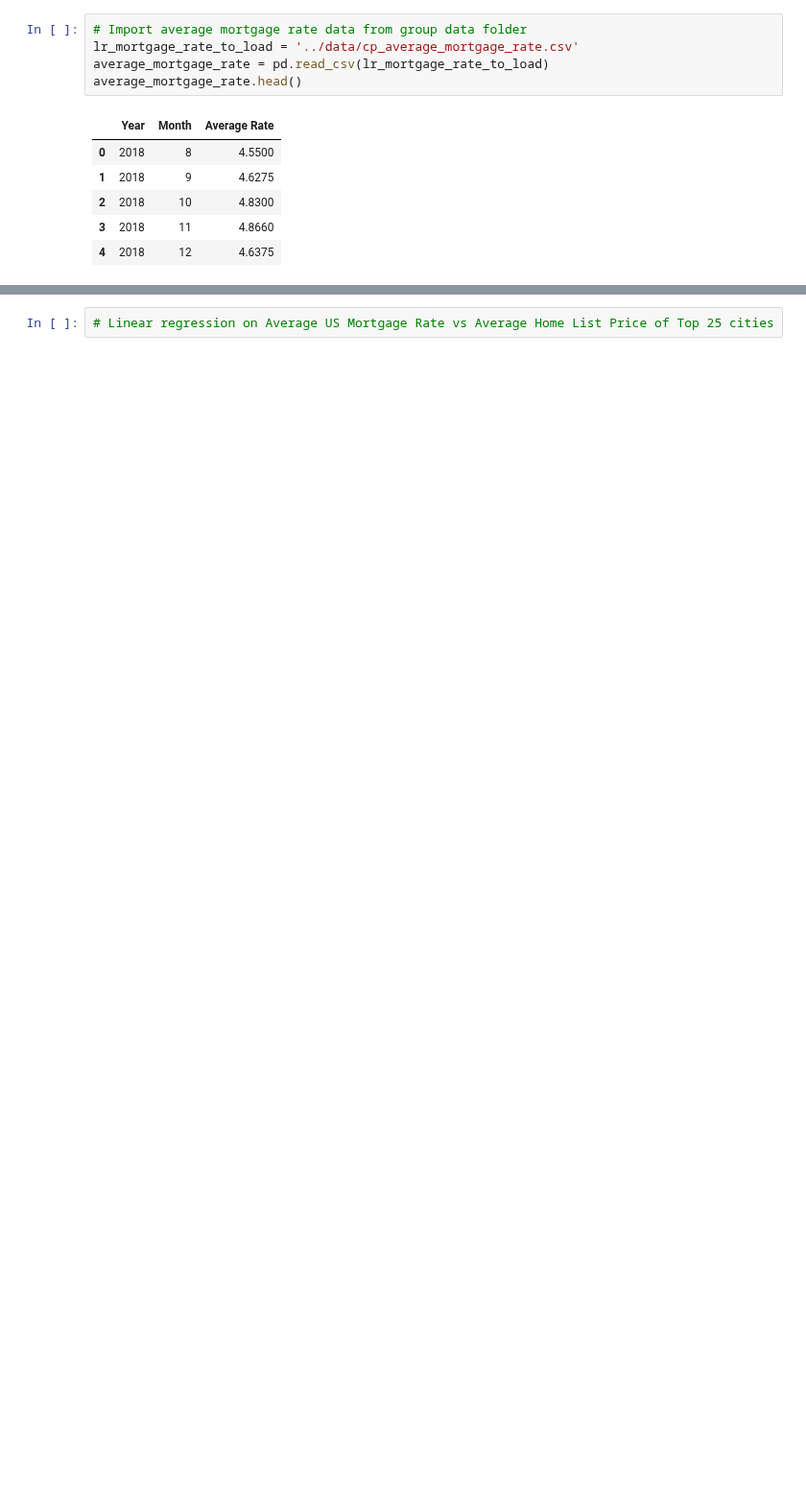
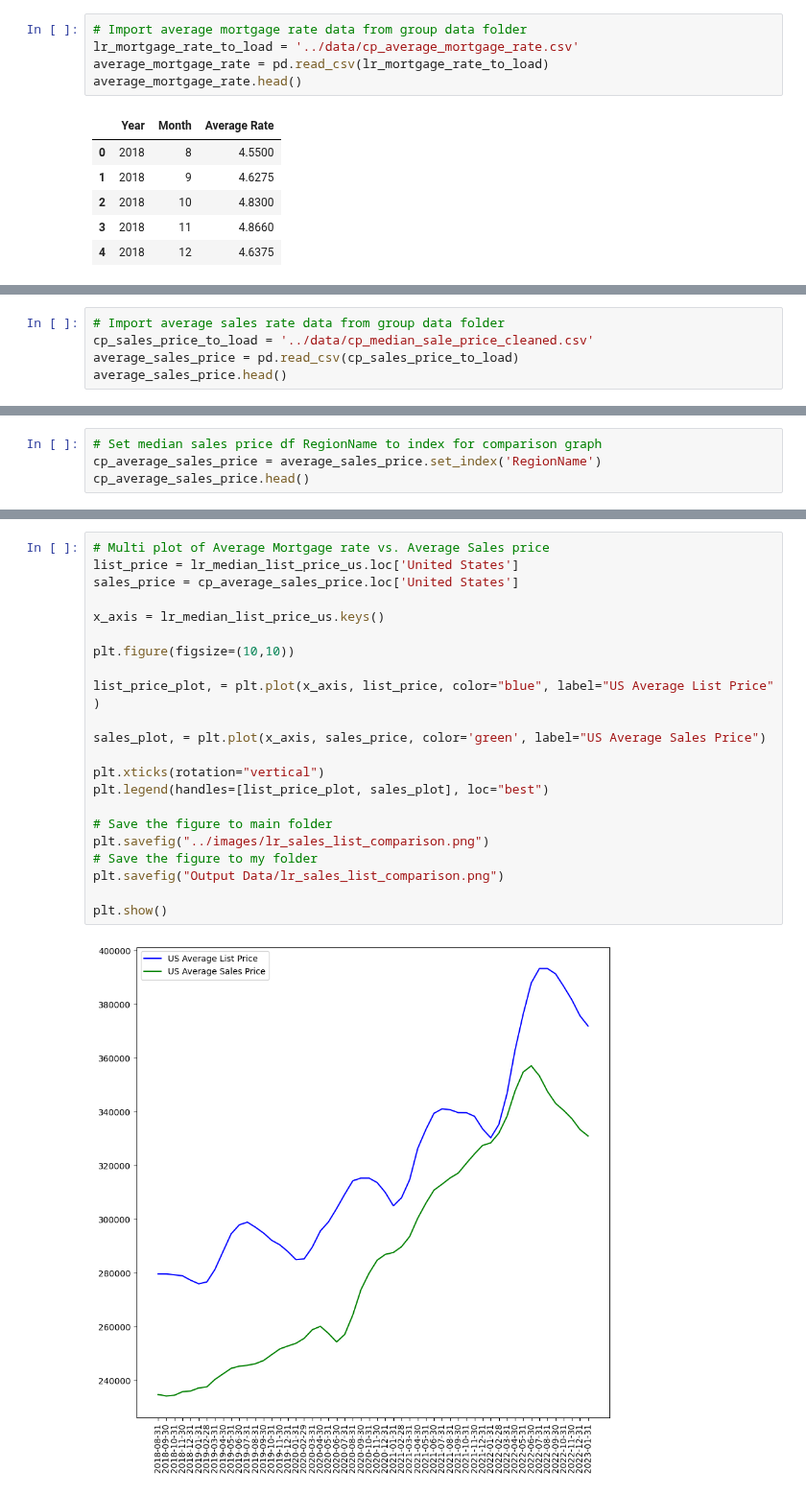
Before and after one commit to ceramicbull/Project-1-Repo, a Jupyter notebook: leighas_analysis/Project_One.ipynb, the cells around one changed output, grey strips where cells are left out. Shown at 96% size. Cells and saved outputs as stored; diff of their text form; blank space fills up the shorter version.

Commit message:
Added Sales vs. List Price graph and started group Jupyter Notebook

```diff
--- a/leighas_analysis/Project_One.ipynb
+++ b/leighas_analysis/Project_One.ipynb
@@ -155,0 +160,5 @@ plt.show()
+# %%
+# Import average sales rate data from group data folder
+cp_sales_price_to_load = '../data/cp_median_sale_price_cleaned.csv'
+average_sales_price = pd.read_csv(cp_sales_price_to_load)
+average_sales_price.head()
@@ -155,0 +173,4 @@ plt.show()
+# %%
+# Set median sales price df RegionName to index for comparison graph
+cp_average_sales_price = average_sales_price.set_index('RegionName')
+cp_average_sales_price.head()
@@ -156,2 +186,24 @@ plt.show()
 # %%
-# Linear regression on Average US Mortgage Rate vs Average Home List Price of Top 25 cities
+# Multi plot of Average Mortgage rate vs. Average Sales price
+list_price = lr_median_list_price_us.loc['United States']
+sales_price = cp_average_sales_price.loc['United States']
+
+x_axis = lr_median_list_price_us.keys()
+
+plt.figure(figsize=(10,10))
+
+list_price_plot, = plt.plot(x_axis, list_price, color="blue", label="US Average List Price" )
+
+sales_plot, = plt.plot(x_axis, sales_price, color='green', label="US Average Sales Price")
+
+plt.xticks(rotation="vertical")
+plt.legend(handles=[list_price_plot, sales_plot], loc="best")
+
+# Save the figure to main folder
+plt.savefig("../images/lr_sales_list_comparison.png")
+# Save the figure to my folder
+plt.savefig("Output Data/lr_sales_list_comparison.png")
+
+plt.show()
+# %% [output]
+[figure, added]
```
Also changed, not shown: parts of 11 cells of this notebook, 7 other files.
